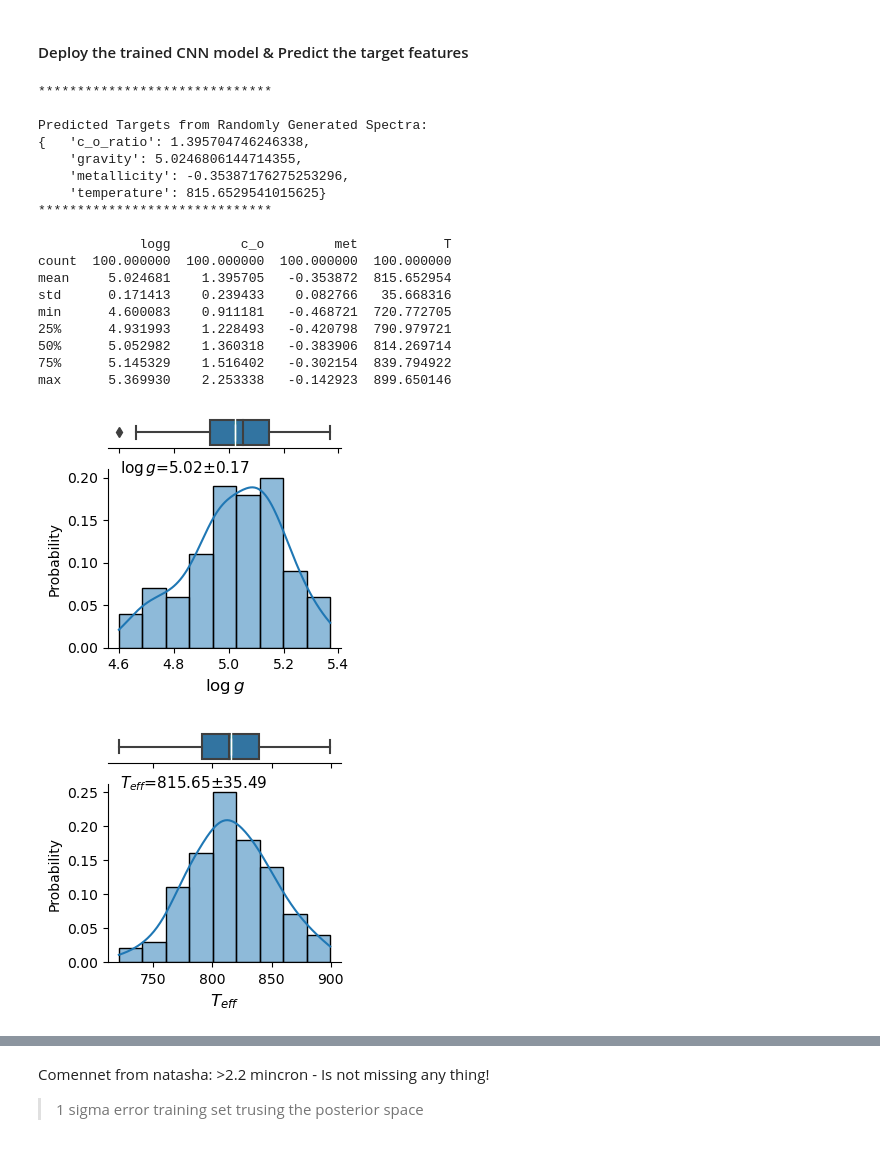
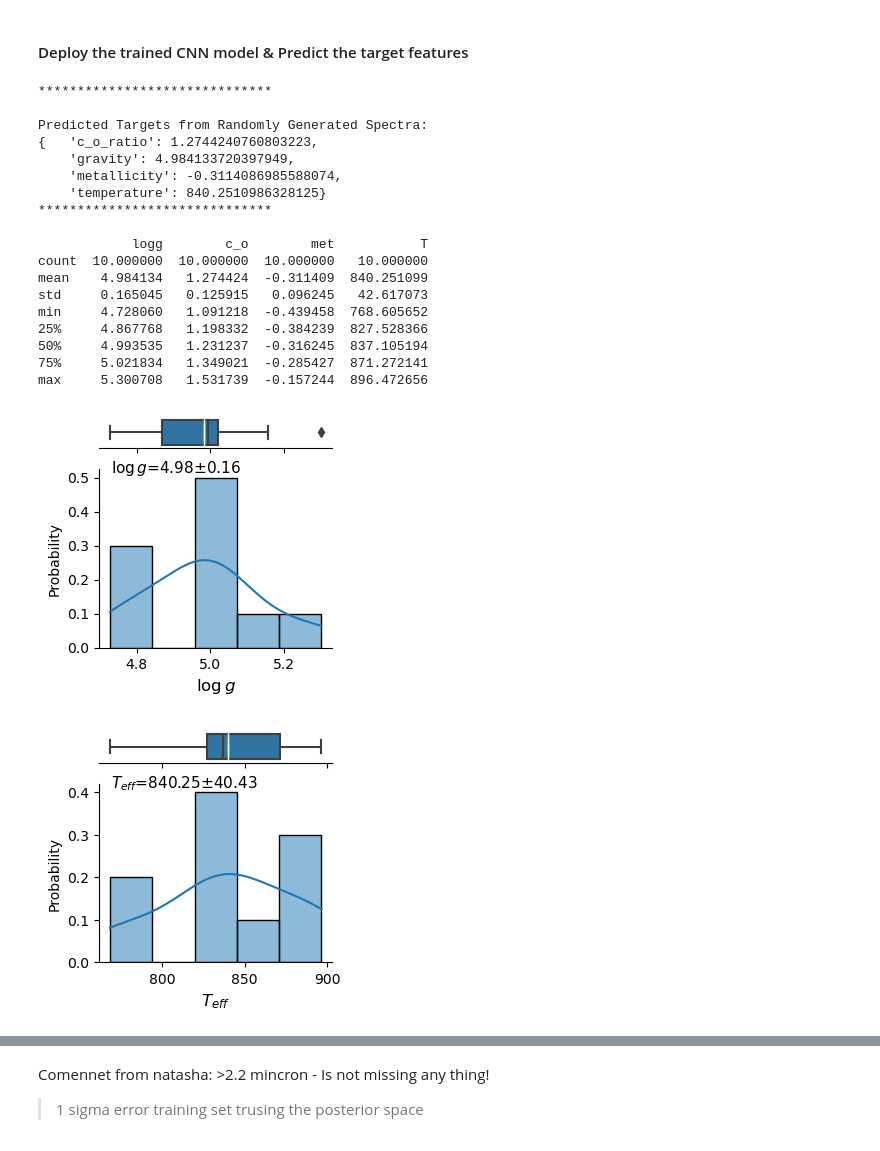
Before and after one commit to EhsanGharibNezhad/TelescopeML, a Jupyter notebook: notebooks/Predict_BrownDwarf_Parameters.ipynb, the cells around one changed output, grey strips where cells are left out. Cells and saved outputs as stored; diff of their text form; code cells hidden in the pictures.

```diff
--- a/notebooks/Predict_BrownDwarf_Parameters.ipynb
+++ b/notebooks/Predict_BrownDwarf_Parameters.ipynb
@@ -96,8 +96,9 @@ y.head()
 # %% [markdown]
 # Step 2: Build the CNN model / Data processing
 # %%
-# Instintiate TrainCNNRegression class
-build_cnn_regression = BuildRegression(feature_values=X.to_numpy(),
+# Instintiate BuildCNN class
+build_cnn_regression = BuildCNN(
+                             feature_values=X.to_numpy(),
                              feature_names=X.columns,
                              target_values=y.to_numpy(),
                              target_name=['gravity', 'c_o_ratio', 'metallicity', 'temperature'],
@@ -107,7 +108,8 @@ build_cnn_regression = BuildRegression(feature_values=X.to_numpy(),
                              is_feature_improved='no',
                              is_augmented='no',
                              ml_model=None,
-                             ml_model_str='CNN')
+                             ml_model_str='CNN',
+                                )
 # %% [markdown]
 #### Split the dataset into train, validate and test sets
 # %%
@@ -205,0 +190,3 @@ To enable them in other operations, rebuild TensorFlow with the appropriate comp
+# %%
+loaded_model, history = load_or_dump_trained_model_CNN(indicator='Toy_parameters_v4_1000epoch_v2',
+                                                      load_or_dump = 'load')
@@ -206,5 +196,5 @@ To enable them in other operations, rebuild TensorFlow with the appropriate comp
 # %%
-build_cnn_regression.trained_model = model
+build_cnn_regression.trained_model = loaded_model
 build_cnn_regression.trained_model_history = history
 # %% [markdown]
 ### Check the CNN archeticture
@@ -331,34 +321,34 @@ predict.Process_Observational_Dataset(
 # %% [markdown]
 #### Deploy the trained CNN model & Predict the target features
 # %%
-predict.predict_from_random_spectra(random_spectra_num= 100,
+predict.predict_from_random_spectra(random_spectra_num= 10,
                                      __print_results__= True,
                                      __plot_randomly_generated_spectra__= False,
                                      __plot_histogram__= False,
                                      __plot_boxplot_hist__= True,
                                      __plot_predicted_vs_observed__= False,
                                      __plot_predicted_vs_spectra_errorbar__= False,
                                      __plot_predictedRandomSpectra_vs_ObservedSpectra_errorbar__ = True,
                                      __calculate_confidence_intervals_std_df__ = True,
                                     )
 # %% [output]
 ******************************
 
 Predicted Targets from Randomly Generated Spectra:
-{   'c_o_ratio': 1.395704746246338,
-    'gravity': 5.0246806144714355,
-    'metallicity': -0.35387176275253296,
-    'temperature': 815.6529541015625}
+{   'c_o_ratio': 1.2744240760803223,
+    'gravity': 4.984133720397949,
+    'metallicity': -0.3114086985588074,
+    'temperature': 840.2510986328125}
 ******************************
 
-             logg         c_o         met           T
-count  100.000000  100.000000  100.000000  100.000000
-mean     5.024681    1.395705   -0.353872  815.652954
-std      0.171413    0.239433    0.082766   35.668316
-min      4.600083    0.911181   -0.468721  720.772705
-25%      4.931993    1.228493   -0.420798  790.979721
-50%      5.052982    1.360318   -0.383906  814.269714
-75%      5.145329    1.516402   -0.302154  839.794922
-max      5.369930    2.253338   -0.142923  899.650146
+            logg        c_o        met           T
+count  10.000000  10.000000  10.000000   10.000000
+mean    4.984134   1.274424  -0.311409  840.251099
+std     0.165045   0.125915   0.096245   42.617073
+min     4.728060   1.091218  -0.439458  768.605652
+25%     4.867768   1.198332  -0.384239  827.528366
+50%     4.993535   1.231237  -0.316245  837.105194
+75%     5.021834   1.349021  -0.285427  871.272141
+max     5.300708   1.531739  -0.157244  896.472656
-[figure, old version]
+[figure, new version]
-[figure, old version]
+[figure, new version]
```
Also changed, not shown: parts of 14 cells of this notebook, 1 other file.
